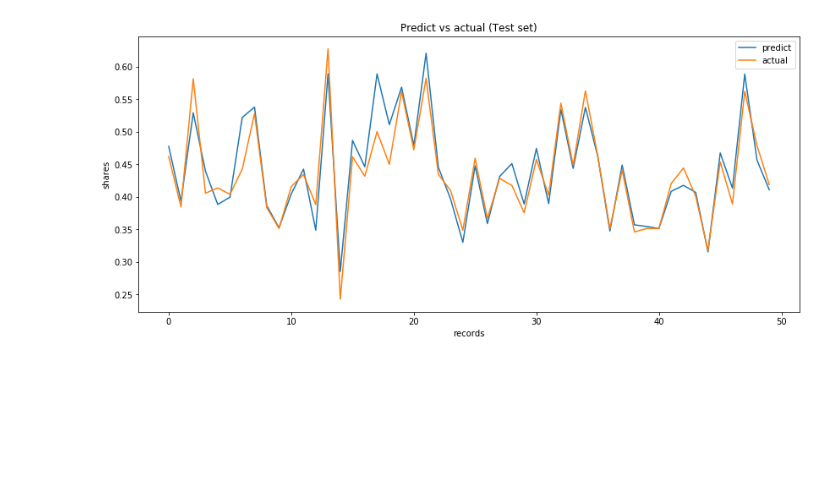
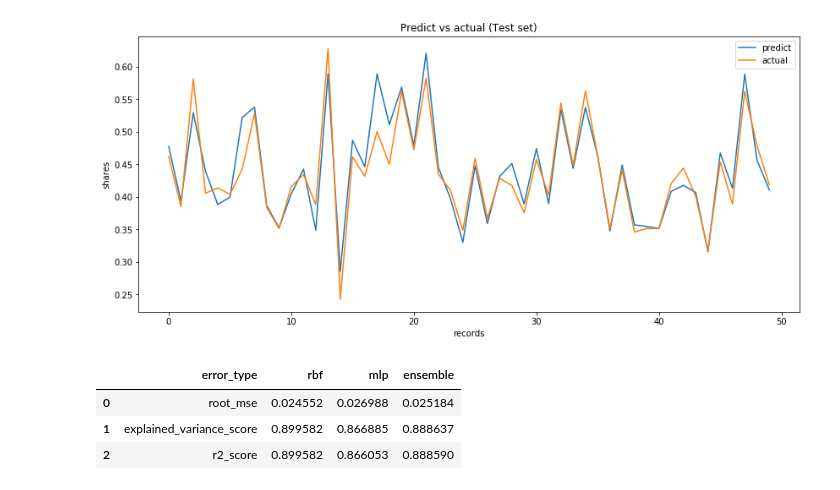
Before and after one commit to Niellai/online_news_popularity, a Jupyter notebook: ensemble.ipynb, the cells around one changed output. Cells and saved outputs as stored; diff of their text form; code cells hidden in the pictures; blank space fills up the shorter version.

```diff
--- a/ensemble.ipynb
+++ b/ensemble.ipynb
@@ -394,3 +396,15 @@ median_absolute_error: 0.010795
 r2_score: 0.88859
 [figure]
 [figure]
+# %%
+result_data = []
+result_data.append(['root_mse', 0.024552, 0.026988, 0.025184])
+result_data.append(['explained_variance_score', 0.899582, 0.866885, 0.888637])
+result_data.append(['r2_score', 0.899582, 0.866053, 0.88859])
+df = pd.DataFrame(data=result_data, columns=['error_type', 'rbf','mlp', 'ensemble'])
+df
+# %% [output]
+|  | error_type | rbf | mlp | ensemble |
+| 0 | root_mse | 0.024552 | 0.026988 | 0.025184 |
+| 1 | explained_variance_score | 0.899582 | 0.866885 | 0.888637 |
+| 2 | r2_score | 0.899582 | 0.866053 | 0.888590 |
```
Also changed, not shown: parts of 1 cell of this notebook, 12 other files.
